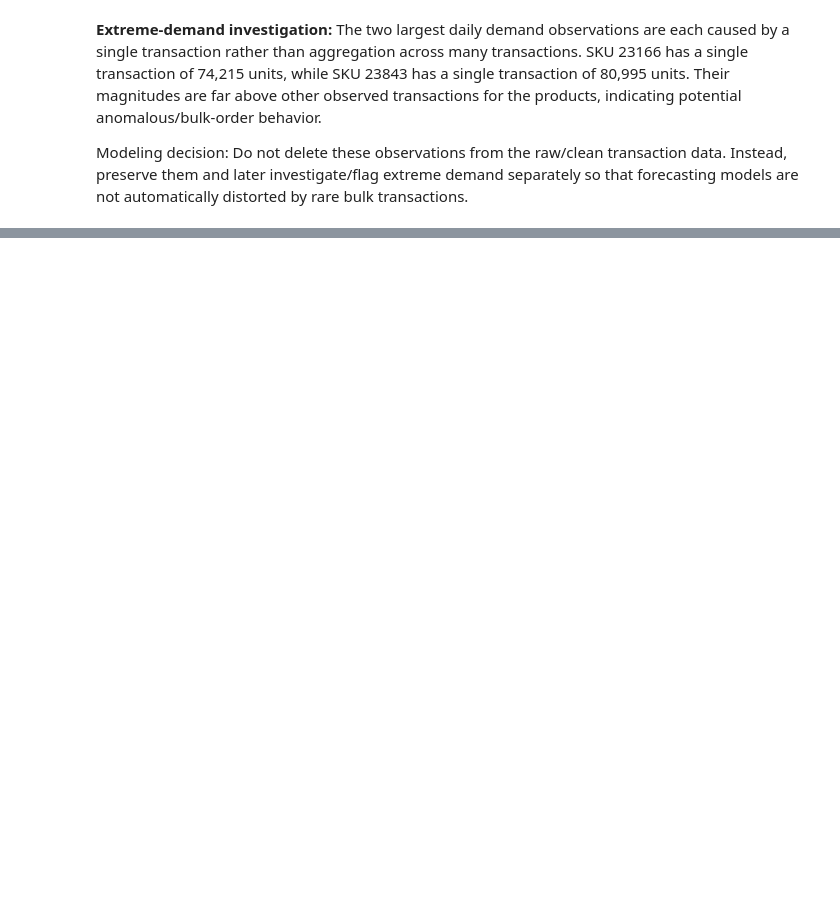
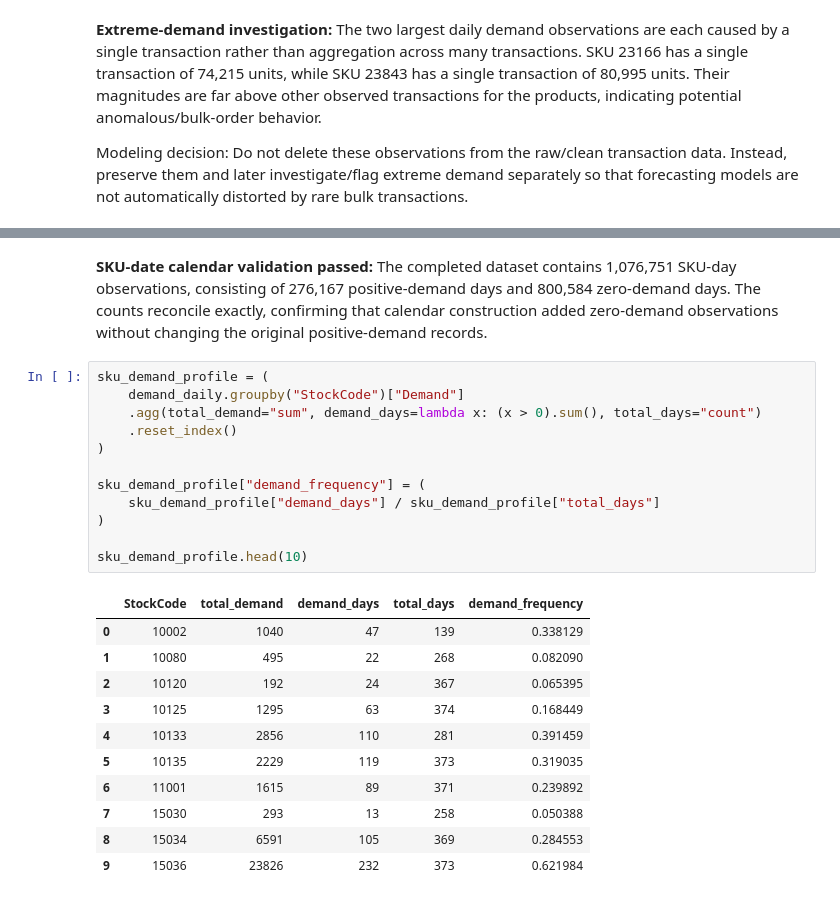
Before and after one commit to rajdeep-senapati/stocksense, a Jupyter notebook: notebooks/01_business_data_understanding.ipynb, the cells around one changed output, grey strips where cells are left out. Drawn from its saved outputs; the diff is of its cells as text; blank space fills up the shorter version.

```diff
--- a/notebooks/01_business_data_understanding.ipynb
+++ b/notebooks/01_business_data_understanding.ipynb
@@ -1010,0 +1138,26 @@ Modeling decision: Do not delete these observations from the raw/clean transacti
+# %% [markdown]
+**SKU-date calendar validation passed:** The completed dataset contains 1,076,751 SKU-day observations, consisting of 276,167 positive-demand days and 800,584 zero-demand days. The counts reconcile exactly, confirming that calendar construction added zero-demand observations without changing the original positive-demand records.
+# %%
+sku_demand_profile = (
+    demand_daily.groupby("StockCode")["Demand"]
+    .agg(total_demand="sum", demand_days=lambda x: (x > 0).sum(), total_days="count")
+    .reset_index()
+)
+
+sku_demand_profile["demand_frequency"] = (
+    sku_demand_profile["demand_days"] / sku_demand_profile["total_days"]
+)
+
+sku_demand_profile.head(10)
+# %% [output]
+|  | StockCode | total_demand | demand_days | total_days | demand_frequency |
+| 0 | 10002 | 1040 | 47 | 139 | 0.338129 |
+| 1 | 10080 | 495 | 22 | 268 | 0.082090 |
+| 2 | 10120 | 192 | 24 | 367 | 0.065395 |
+| 3 | 10125 | 1295 | 63 | 374 | 0.168449 |
+| 4 | 10133 | 2856 | 110 | 281 | 0.391459 |
+| 5 | 10135 | 2229 | 119 | 373 | 0.319035 |
+| 6 | 11001 | 1615 | 89 | 371 | 0.239892 |
+| 7 | 15030 | 293 | 13 | 258 | 0.050388 |
+| 8 | 15034 | 6591 | 105 | 369 | 0.284553 |
+| 9 | 15036 | 23826 | 232 | 373 | 0.621984 |
```
Also changed, not shown: parts of 17 cells of this notebook.
